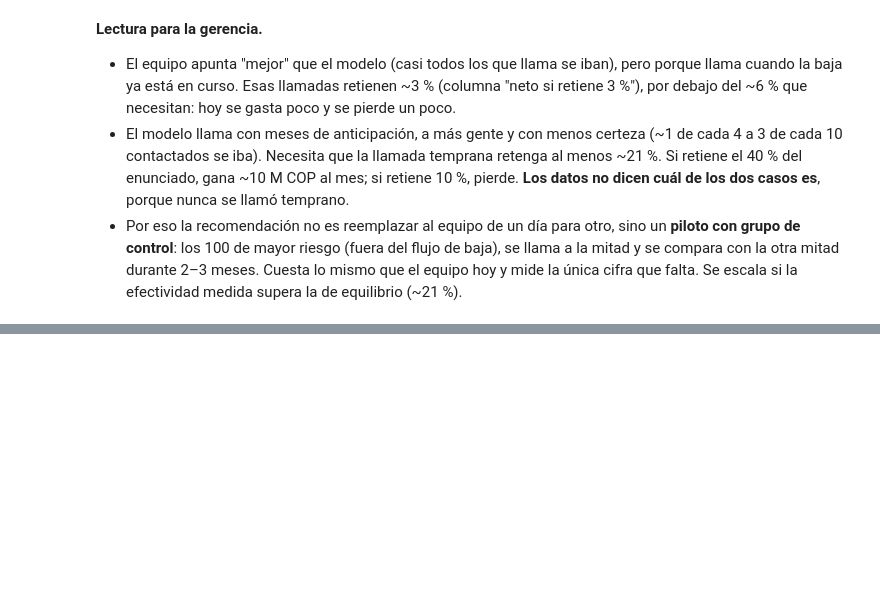
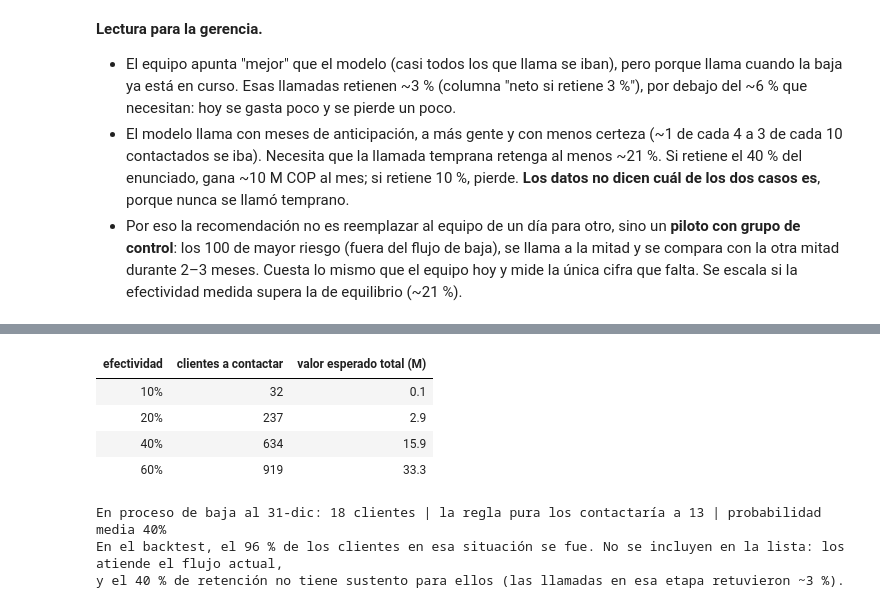
Before and after one commit to unfresh25/conecta-churn, a Jupyter notebook: solucion.ipynb, the cells around one changed output, grey strips where cells are left out. Saved outputs shown, nothing was run; the diff lists cells and outputs as text; code cells hidden in the pictures; blank space fills up the shorter version.

```diff
--- a/solucion.ipynb
+++ b/solucion.ipynb
@@ -750,0 +818,24 @@ vs_team.style.format({c: ("{:.0f}" if c == "llamadas" else "{:.0%}" if c in ("%
+# %%
+# Sensibilidad: ¿y si la llamada retiene 20 % o 60 % en lugar de 40 %? (fuera de quienes ya están en proceso de baja)
+eligible = ~scored["in_process"]
+sens = sensitivity(scored.loc[eligible, "probabilidad"], scored.loc[eligible, "plan"], effectivenesses=(0.1, 0.2, 0.4, 0.6))
+sens.columns = ["efectividad", "clientes a contactar", "valor esperado total (M)"]
+sens["valor esperado total (M)"] /= 1e6
+sens.style.format({"efectividad": "{:.0%}", "valor esperado total (M)": "{:.1f}"}).hide(axis="index")
+# %% [output]
+| efectividad | clientes a contactar | valor esperado total (M) |
+| 10% | 32 | 0.1 |
+| 20% | 237 | 2.9 |
+| 40% | 634 | 15.9 |
+| 60% | 919 | 33.3 |
+# %%
+# Nota sobre quienes ya están en proceso de baja (ticket de cancelar o llamada reciente del equipo)
+ip = scored["in_process"]
+print(f"En proceso de baja al 31-dic: {ip.sum()} clientes | la regla pura los contactaría a {scored.loc[ip, 'rule'].sum()} "
+      f"| probabilidad media {scored.loc[ip, 'probabilidad'].mean():.0%}")
+print("En el backtest, el 96 % de los clientes en esa situación se fue. No se incluyen en la lista: los atiende el flujo actual,")
+print("y el 40 % de retención no tiene sustento para ellos (las llamadas en esa etapa retuvieron ~3 %).")
+# %% [output]
+En proceso de baja al 31-dic: 18 clientes | la regla pura los contactaría a 13 | probabilidad media 40%
+En el backtest, el 96 % de los clientes en esa situación se fue. No se incluyen en la lista: los atiende el flujo actual,
+y el 40 % de retención no tiene sustento para ellos (las llamadas en esa etapa retuvieron ~3 %).
```
Also changed, not shown: parts of 6 cells of this notebook, 3 other files.
